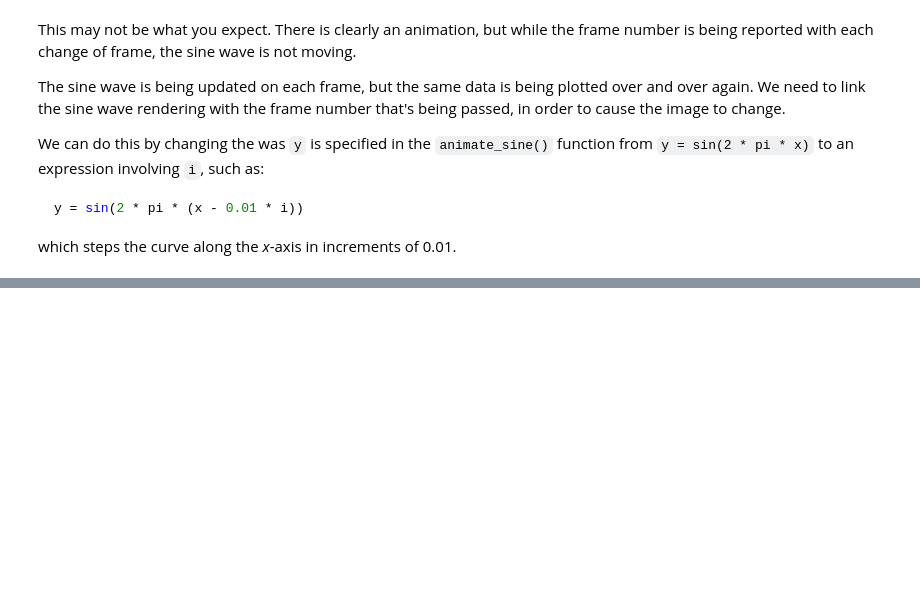
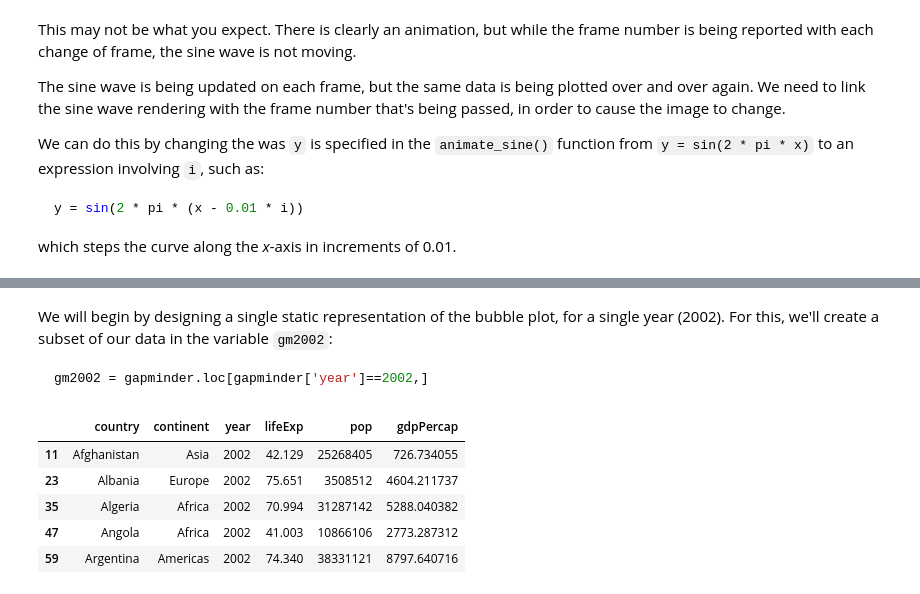
Before and after one commit to widdowquinn/Teaching-Data-Visualisation, a Jupyter notebook: exercises/making_movies/making_movies.ipynb, the cells around one changed output, grey strips where cells are left out. Saved outputs shown, nothing was run; the diff lists cells and outputs as text; code cells hidden in the pictures; blank space fills up the shorter version.

````diff
--- a/exercises/making_movies/making_movies.ipynb
+++ b/exercises/making_movies/making_movies.ipynb
@@ -195,0 +224,17 @@ HTML(anim.to_html5_video())
+# %% [markdown]
+We will begin by designing a single static representation of the bubble plot, for a single year (2002). For this, we'll create a subset of our data in the variable `gm2002`:
+
+```python
+gm2002 = gapminder.loc[gapminder['year']==2002,]
+```
+# %%
+# Create gm2002 data subset here
+gm2002 = gapminder.loc[gapminder['year']==2002,]
+gm2002.head()
+# %% [output]
+|  | country | continent | year | lifeExp | pop | gdpPercap |
+| 11 | Afghanistan | Asia | 2002 | 42.129 | 25268405 | 726.734055 |
+| 23 | Albania | Europe | 2002 | 75.651 | 3508512 | 4604.211737 |
+| 35 | Algeria | Africa | 2002 | 70.994 | 31287142 | 5288.040382 |
+| 47 | Angola | Africa | 2002 | 41.003 | 10866106 | 2773.287312 |
+| 59 | Argentina | Americas | 2002 | 74.340 | 38331121 | 8797.640716 |
````
Also changed, not shown: parts of 19 cells of this notebook, 3 other files.
